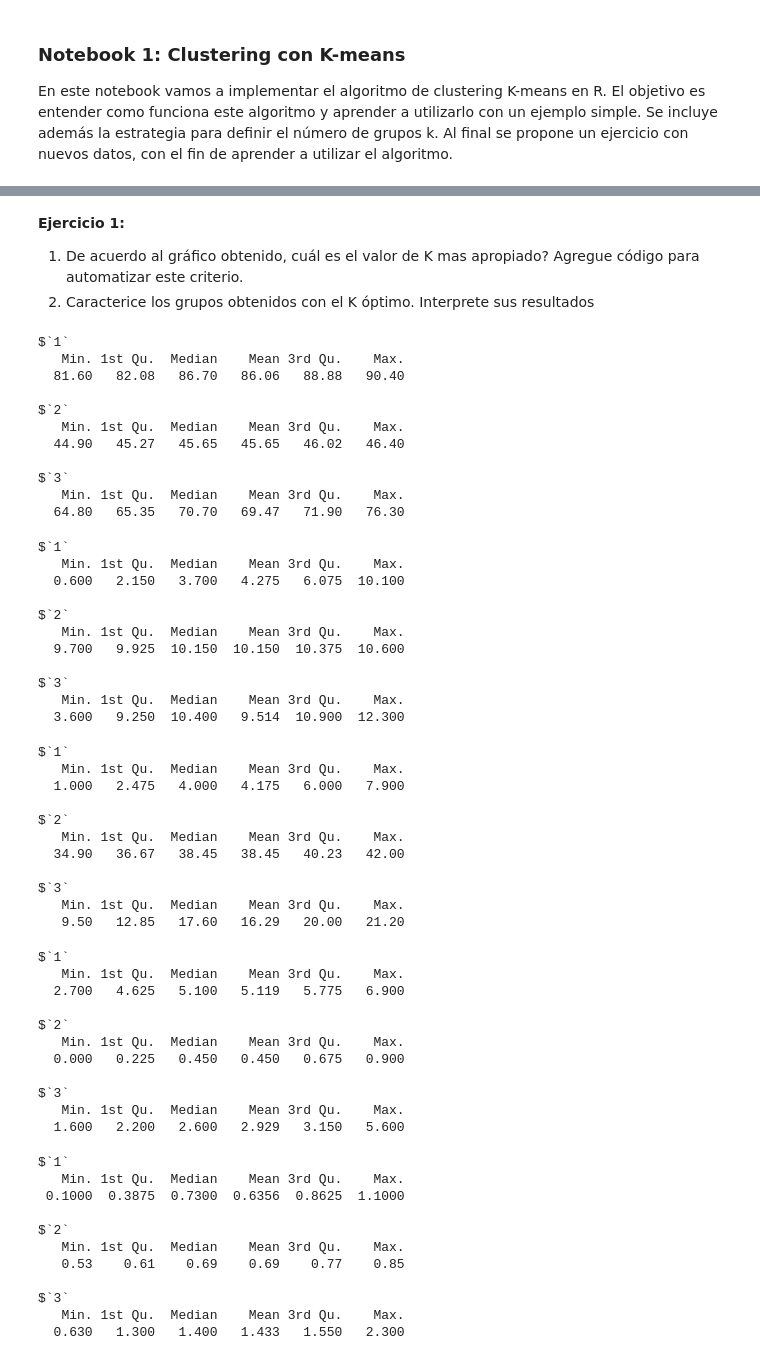
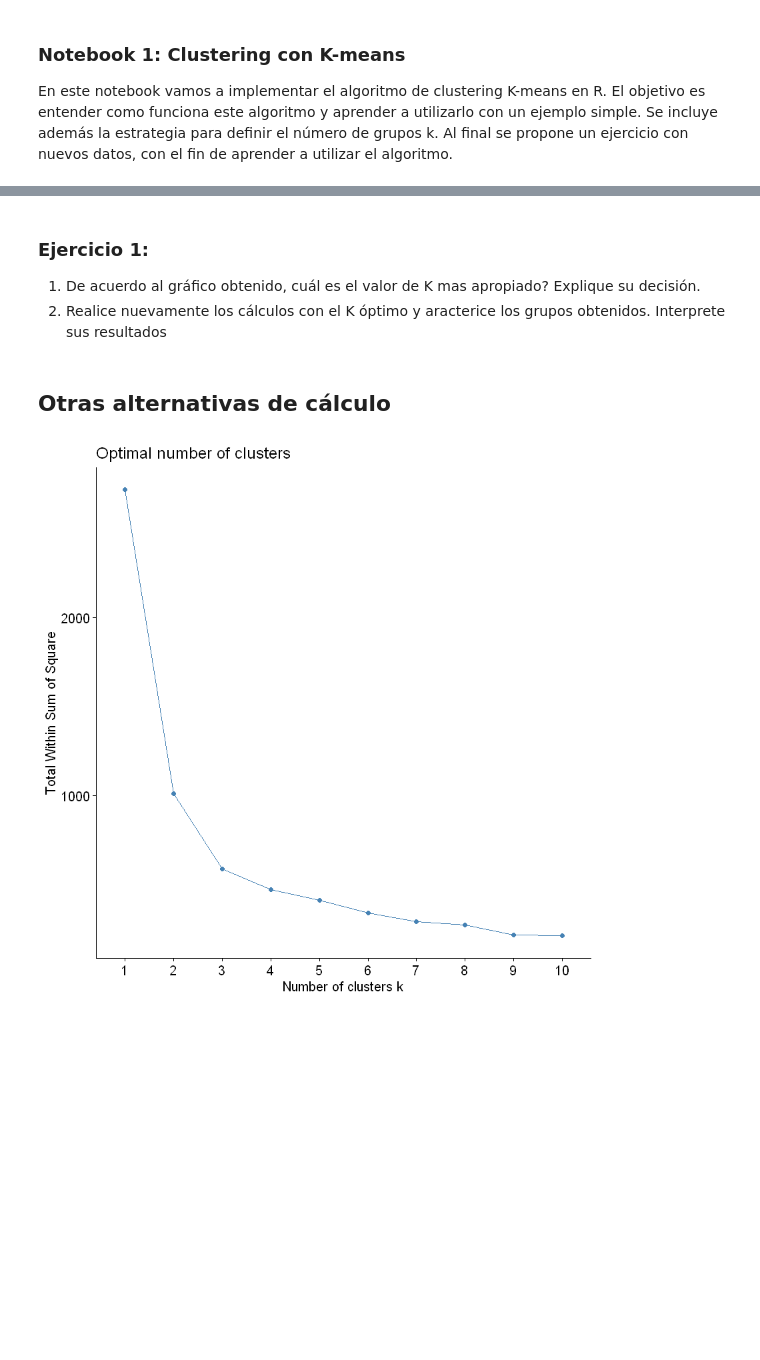
Before and after one commit to elianascheihing/INFO257, a Jupyter notebook: clustering/Clustering_Notebook1.ipynb, the cells around one changed output, grey strips where cells are left out. Drawn from its saved outputs; the diff is of its cells as text; code cells hidden in the pictures; blank space fills up the shorter version.

```diff
--- a/clustering/Clustering_Notebook1.ipynb
+++ b/clustering/Clustering_Notebook1.ipynb
@@ -138,66 +135,14 @@ plot(1:fin_iter,J,xlab="k",ylab="J",type="p",main="J v/s k en k-means",col=2)
 # %% [markdown]
-**Ejercicio 1:**
-1. De acuerdo al gráfico obtenido, cuál es el valor de K mas apropiado? Agregue código para automatizar este criterio.
-2. Caracterice los grupos obtenidos con el K óptimo. Interprete sus resultados
+### Ejercicio 1:
+
+1. De acuerdo al gráfico obtenido, cuál es el valor de K mas apropiado? Explique su decisión.
+2. Realice nuevamente los cálculos con el K óptimo y  aracterice los grupos obtenidos. Interprete sus resultados
-# %%
-tapply(datos[,1],cl$cluster,summary)
-tapply(datos[,2],cl$cluster,summary)
-tapply(datos[,3],cl$cluster,summary)
-tapply(datos[,4],cl$cluster,summary)
-tapply(datos[,5],cl$cluster,summary)
-# %% [output]
-$`1`
-   Min. 1st Qu.  Median    Mean 3rd Qu.    Max.
-  81.60   82.08   86.70   86.06   88.88   90.40
-
-$`2`
-   Min. 1st Qu.  Median    Mean 3rd Qu.    Max.
-  44.90   45.27   45.65   45.65   46.02   46.40
-
-$`3`
-   Min. 1st Qu.  Median    Mean 3rd Qu.    Max.
-  64.80   65.35   70.70   69.47   71.90   76.30
-$`1`
-   Min. 1st Qu.  Median    Mean 3rd Qu.    Max.
-  0.600   2.150   3.700   4.275   6.075  10.100
-
-$`2`
-   Min. 1st Qu.  Median    Mean 3rd Qu.    Max.
-  9.700   9.925  10.150  10.150  10.375  10.600
-
-$`3`
-   Min. 1st Qu.  Median    Mean 3rd Qu.    Max.
-  3.600   9.250  10.400   9.514  10.900  12.300
-$`1`
-   Min. 1st Qu.  Median    Mean 3rd Qu.    Max.
-  1.000   2.475   4.000   4.175   6.000   7.900
-
-$`2`
-   Min. 1st Qu.  Median    Mean 3rd Qu.    Max.
-  34.90   36.67   38.45   38.45   40.23   42.00
-
-$`3`
-   Min. 1st Qu.  Median    Mean 3rd Qu.    Max.
-   9.50   12.85   17.60   16.29   20.00   21.20
-$`1`
-   Min. 1st Qu.  Median    Mean 3rd Qu.    Max.
-  2.700   4.625   5.100   5.119   5.775   6.900
-
-$`2`
-   Min. 1st Qu.  Median    Mean 3rd Qu.    Max.
-  0.000   0.225   0.450   0.450   0.675   0.900
-
-$`3`
-   Min. 1st Qu.  Median    Mean 3rd Qu.    Max.
-  1.600   2.200   2.600   2.929   3.150   5.600
-$`1`
-   Min. 1st Qu.  Median    Mean 3rd Qu.    Max.
- 0.1000  0.3875  0.7300  0.6356  0.8625  1.1000
-
-$`2`
-   Min. 1st Qu.  Median    Mean 3rd Qu.    Max.
-   0.53    0.61    0.69    0.69    0.77    0.85
-
-$`3`
-   Min. 1st Qu.  Median    Mean 3rd Qu.    Max.
-  0.630   1.300   1.400   1.433   1.550   2.300
+# %% [markdown]
+## Otras alternativas de cálculo
+# %%
+library(cluster)
+library(factoextra)
+df <- data.frame(datos)
+fviz_nbclust(df, kmeans, method = "wss")
+# %% [output]
+[figure, added]
```
Also changed, not shown: parts of 15 cells of this notebook, 13 other files.
